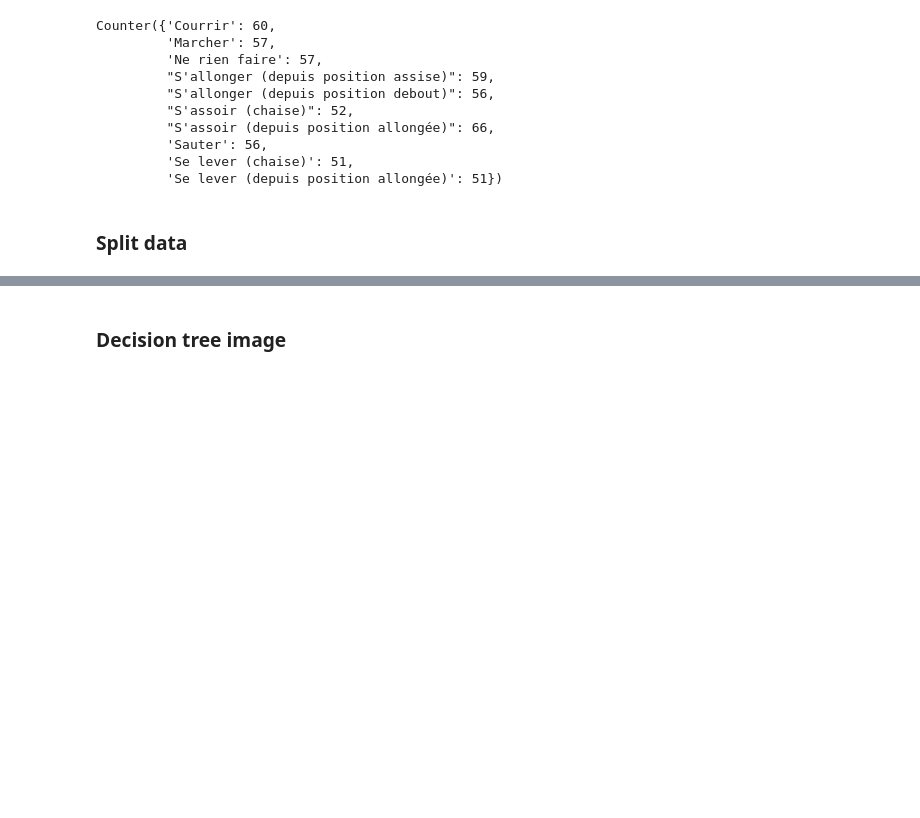
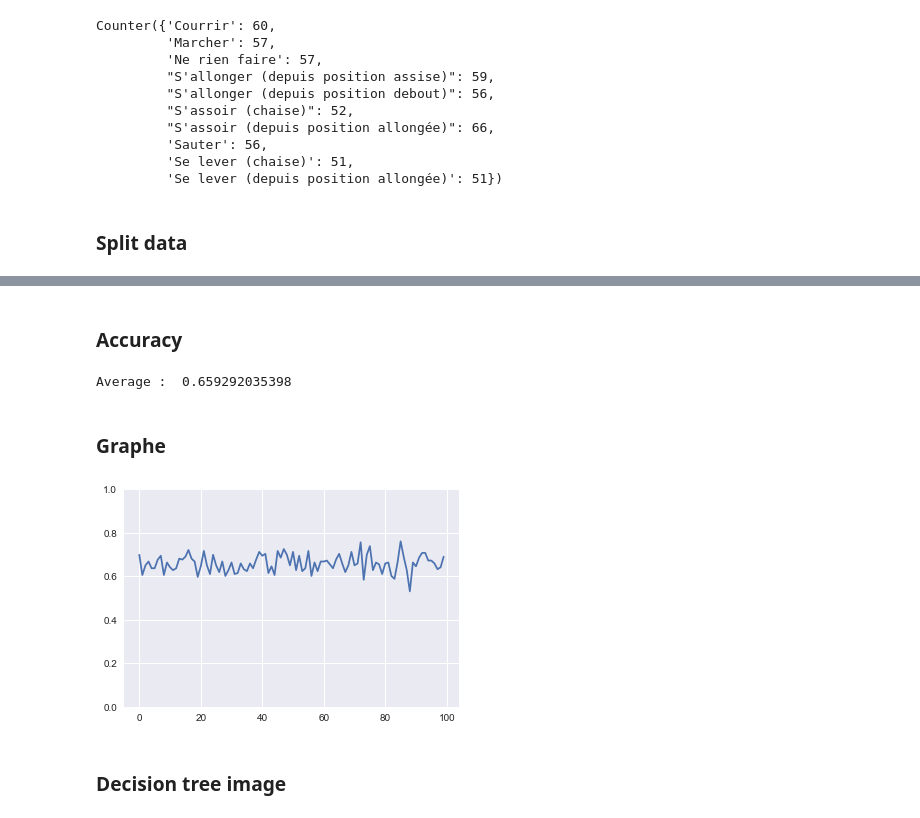
Before and after one commit to Asifadam93/UserActivityRecognition, a Jupyter notebook: Notebook_python/Dataset Analyse - Decision tree.ipynb, the cells around one changed output, grey strips where cells are left out. Drawn from its saved outputs; the diff is of its cells as text; code cells hidden in the pictures; blank space fills up the shorter version.

```diff
--- a/Notebook_python/Dataset Analyse - Decision tree.ipynb
+++ b/Notebook_python/Dataset Analyse - Decision tree.ipynb
@@ -146,3 +167,26 @@ accuracy_score(y_test, predict)
+# %% [markdown]
+### Accuracy
+# %%
+res=[]
+
+for i in range(100):
+    x_train, x_test, y_train, y_test = train_test_split(source, cible, test_size=.4)
+    clf = DecisionTreeClassifier().fit(x_train, y_train)
+    y_predict = clf.predict(x_test)
+    res.append(accuracy_score(y_test, y_predict))
+
+print('Average : ',np.average(res))
+# %% [output]
+Average :  0.659292035398
+# %% [markdown]
+### Graphe
+# %%
+%matplotlib inline
+
+plt.ylim([0,1])
+plt.plot(res);
+# %% [output]
+[figure, added]
 # %% [markdown]
 ### Decision tree image
 # %%
```
Also changed, not shown: parts of 17 cells of this notebook.
